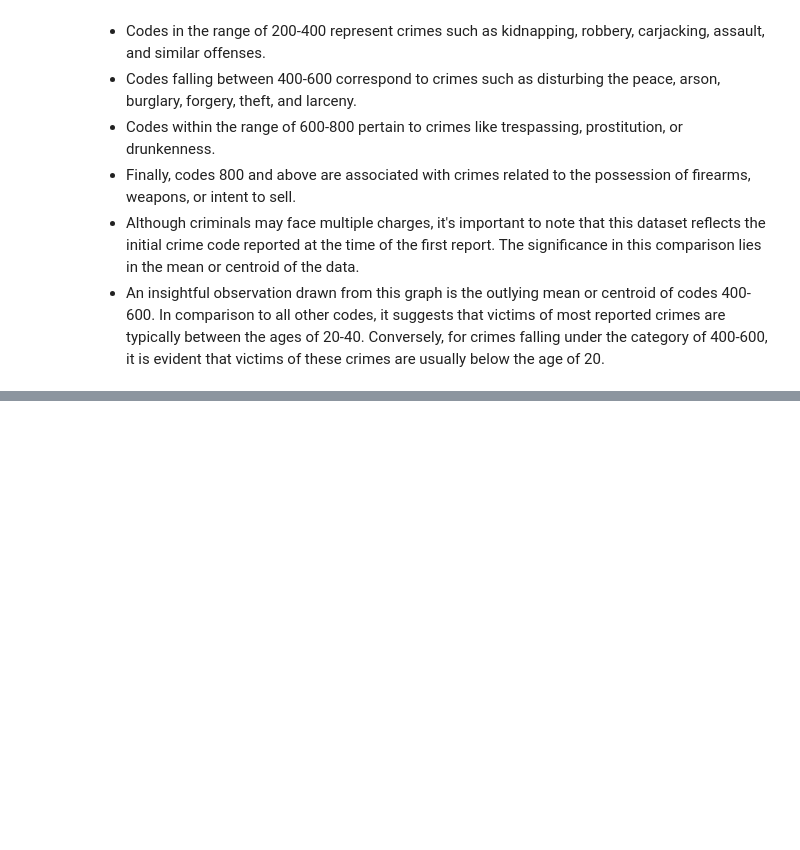
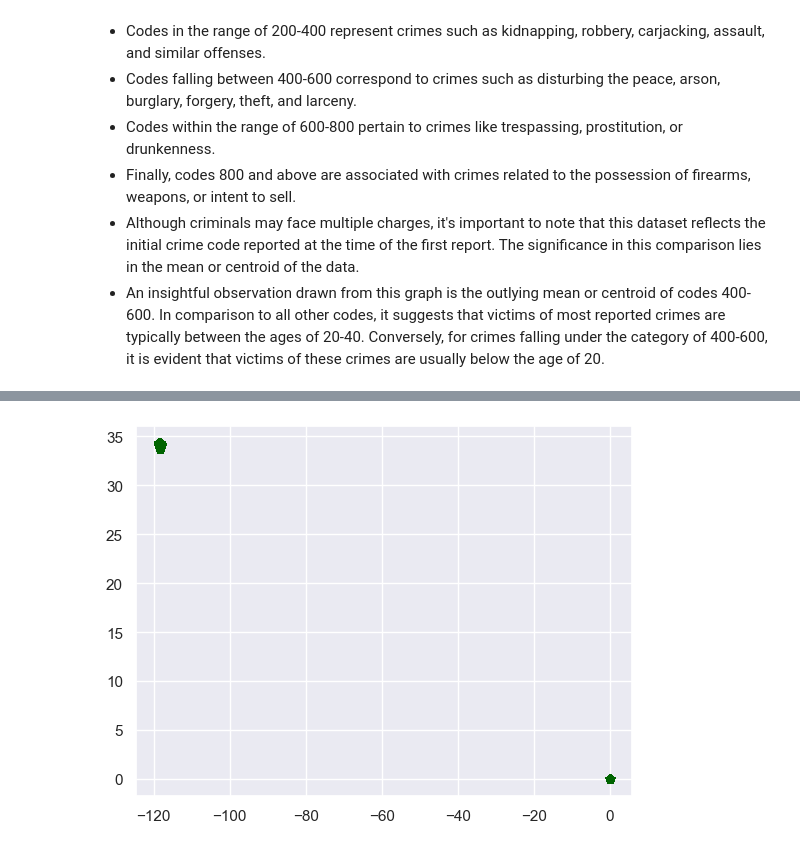
Before and after one commit to RishabhHM/Analyzing-Crime-In-LA, a Jupyter notebook: Crime_In_LA.ipynb, the cells around one changed output, grey strips where cells are left out. Saved outputs shown, nothing was run; the diff lists cells and outputs as text; code cells hidden in the pictures; blank space fills up the shorter version.

```diff
--- a/Crime_In_LA.ipynb
+++ b/Crime_In_LA.ipynb
@@ -767,0 +772,3 @@ See the caveats in the documentation: https://pandas.pydata.org/pandas-docs/stab
+# %%
+lat_long = df[["LON", "LAT", 'AREA', 'AREA NAME']]
+lat_long.head()
@@ -767,0 +782,5 @@ See the caveats in the documentation: https://pandas.pydata.org/pandas-docs/stab
+# %%
+plt.scatter(x=lat_long["LON"], y=lat_long["LAT"], marker="p", c="darkgreen")
+plt.show()
+# %% [output]
+[figure, added]
```
Also changed, not shown: parts of 11 cells of this notebook.
